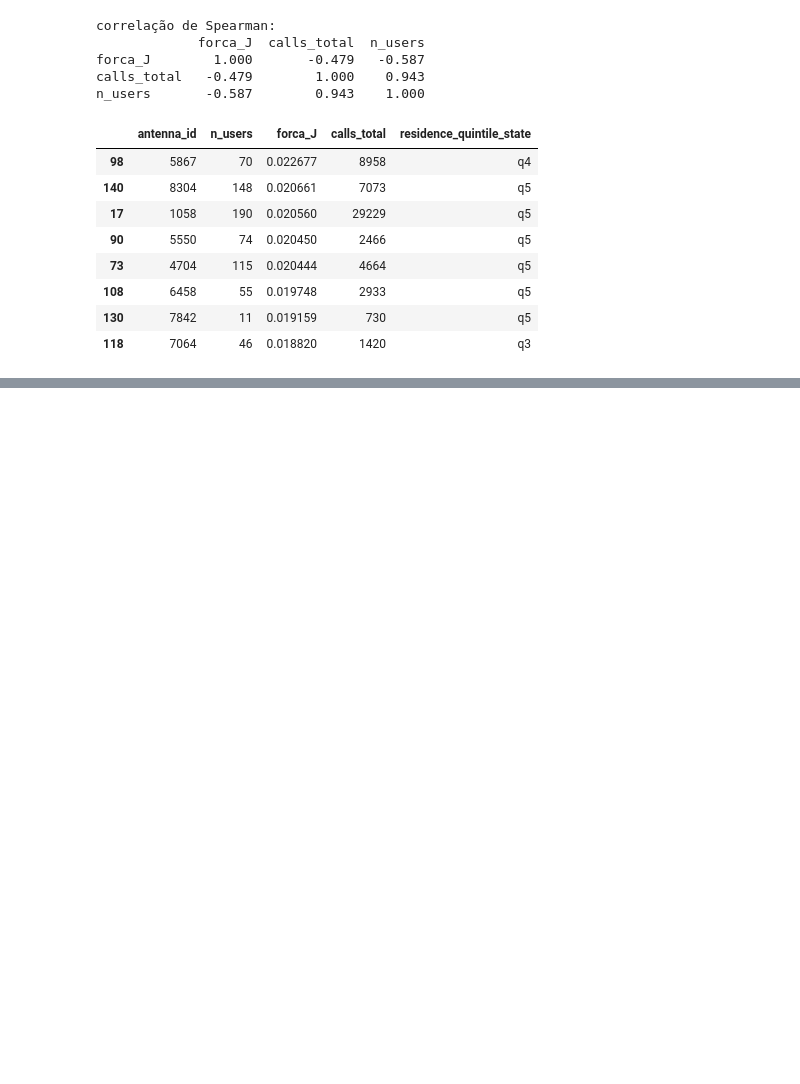
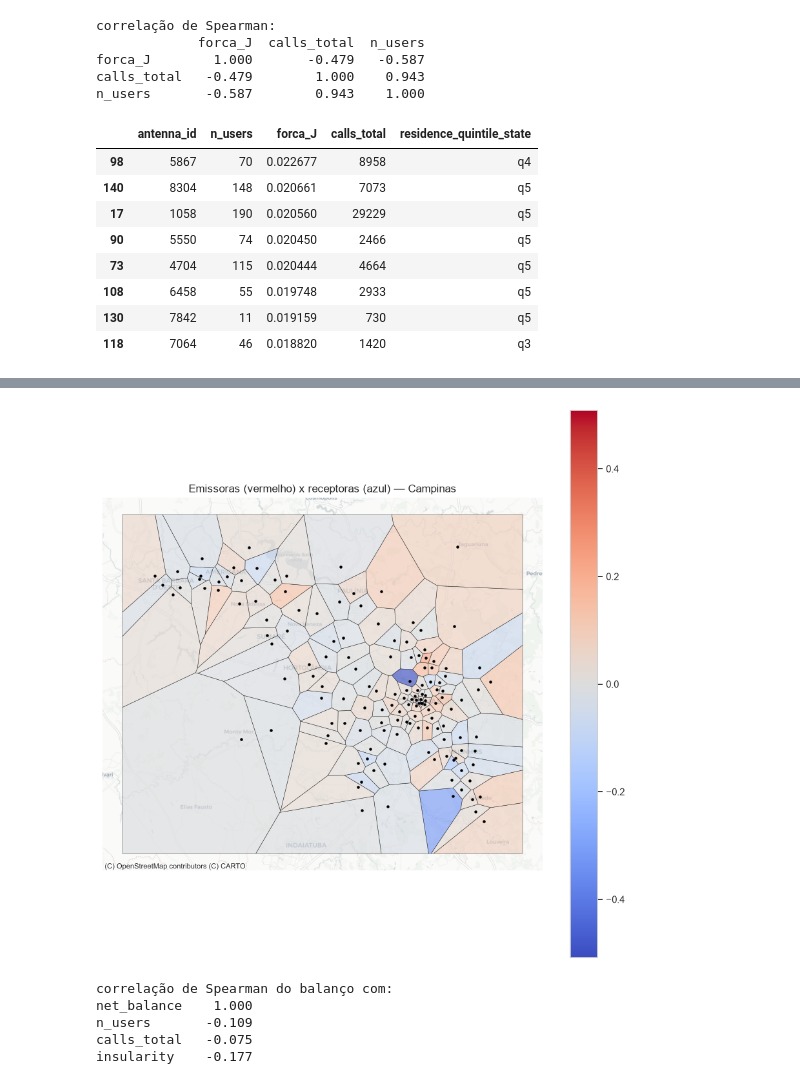
Before and after one commit to pedroazara/campinas-telecom-network, a Jupyter notebook: notebooks/5-exploracao.ipynb, the cells around one changed output, grey strips where cells are left out. Saved outputs shown, nothing was run; the diff lists cells and outputs as text; code cells hidden in the pictures; blank space fills up the shorter version.

```diff
--- a/notebooks/5-exploracao.ipynb
+++ b/notebooks/5-exploracao.ipynb
@@ -323,0 +423,14 @@ n_users       -0.587        0.943    1.000
+# %%
+mapa("net_balance", "Emissoras (vermelho) x receptoras (azul) — " + config["city_name"],
+     cmap="coolwarm", centro=0.0, dados=nodes.set_index("antenna_id")["net_balance"])
+
+print("correlação de Spearman do balanço com:")
+print(nodes[["net_balance", "n_users", "calls_total", "insularity"]].corr(method="spearman")
+      .loc["net_balance"].round(3).to_string())
+# %% [output]
+[figure, added]
+correlação de Spearman do balanço com:
+net_balance    1.000
+n_users       -0.109
+calls_total   -0.075
+insularity    -0.177
```
Also changed, not shown: parts of 16 cells of this notebook.
